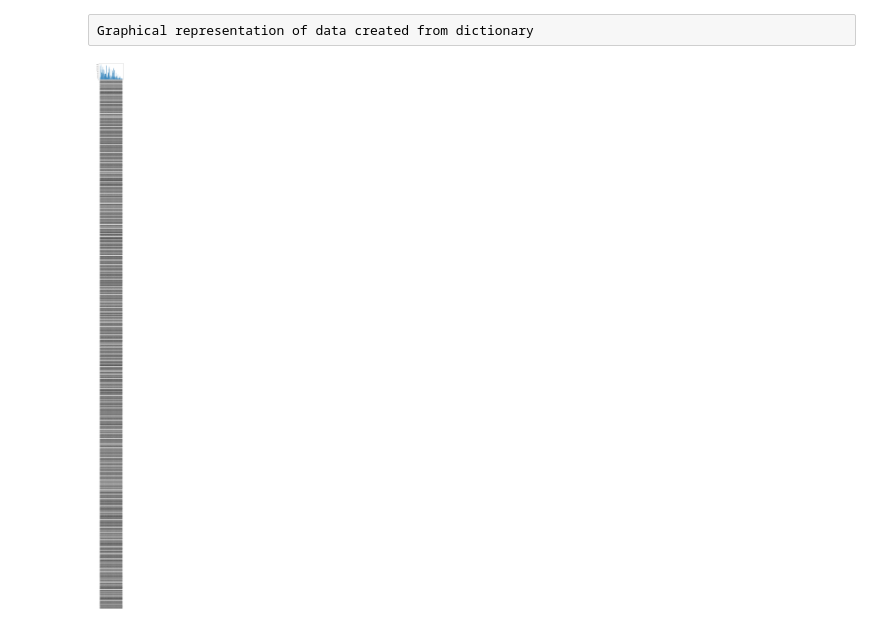
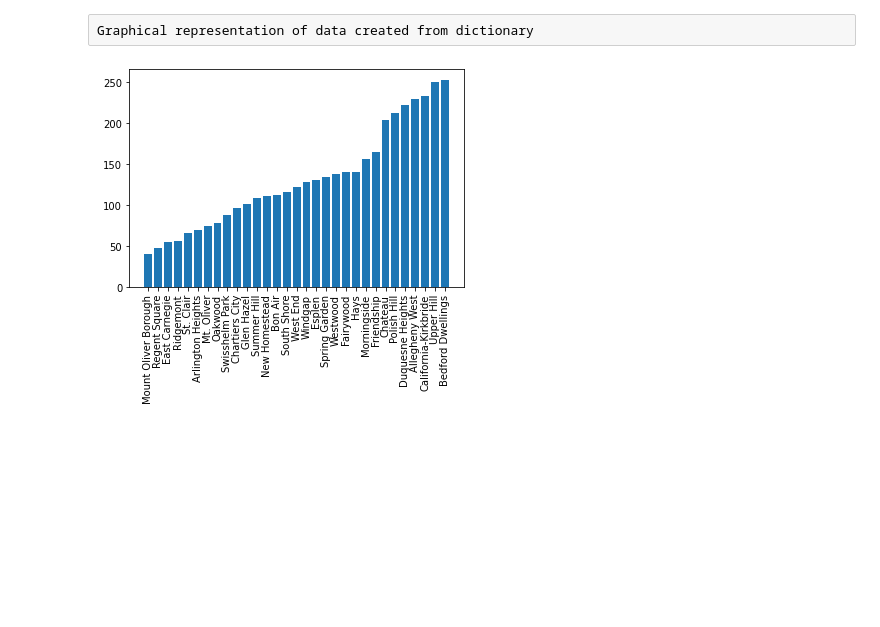
Before and after one commit to dpeelen9/CMPINF0010-Final-Project, a Jupyter notebook: Fire.ipynb, the cells around one changed output. Drawn from its saved outputs; the diff is of its cells as text; code cells hidden in the pictures; blank space fills up the shorter version.

Commit message:
Created the visualization for the dataset

```diff
--- a/Fire.ipynb
+++ b/Fire.ipynb
@@ -115,9 +116,17 @@ print(fire_dict)
 {'Fineview': 266, 'Fairywood': 140, 'South Side Flats': 1434, 'Allegheny Center': 313, 'Lincoln-Lemington-Belmar': 1048, 'Carrick': 1620, 'Beechview': 791, 'Allentown': 710, 'Beltzhoover': 712, 'Craft ...
 # %% [raw]
 Graphical representation of data created from dictionary
-# %%
-plt.bar(range(len(fire_dict)), fire_dict.values(), tick_label=fire_dict.keys())
-plt.xticks(rotation='vertical')
-plt.show()
-# %% [output]
-[figure, removed]
+# %%
+best_fire = copy.deepcopy(fire_dict)
+
+for key, value in fire_dict.items():
+    if value > 260:
+        best_fire.pop(key)
+
+best_fire = dict(sorted(best_fire.items(), key=lambda item: item[1]))
+
+plt.bar(range(len(best_fire)), list(best_fire.values()), tick_label=list(best_fire.keys()))
+plt.xticks(rotation='vertical')
+plt.show()
+# %% [output]
+[figure, added]
```
Also changed, not shown: parts of 1 cell of this notebook.
